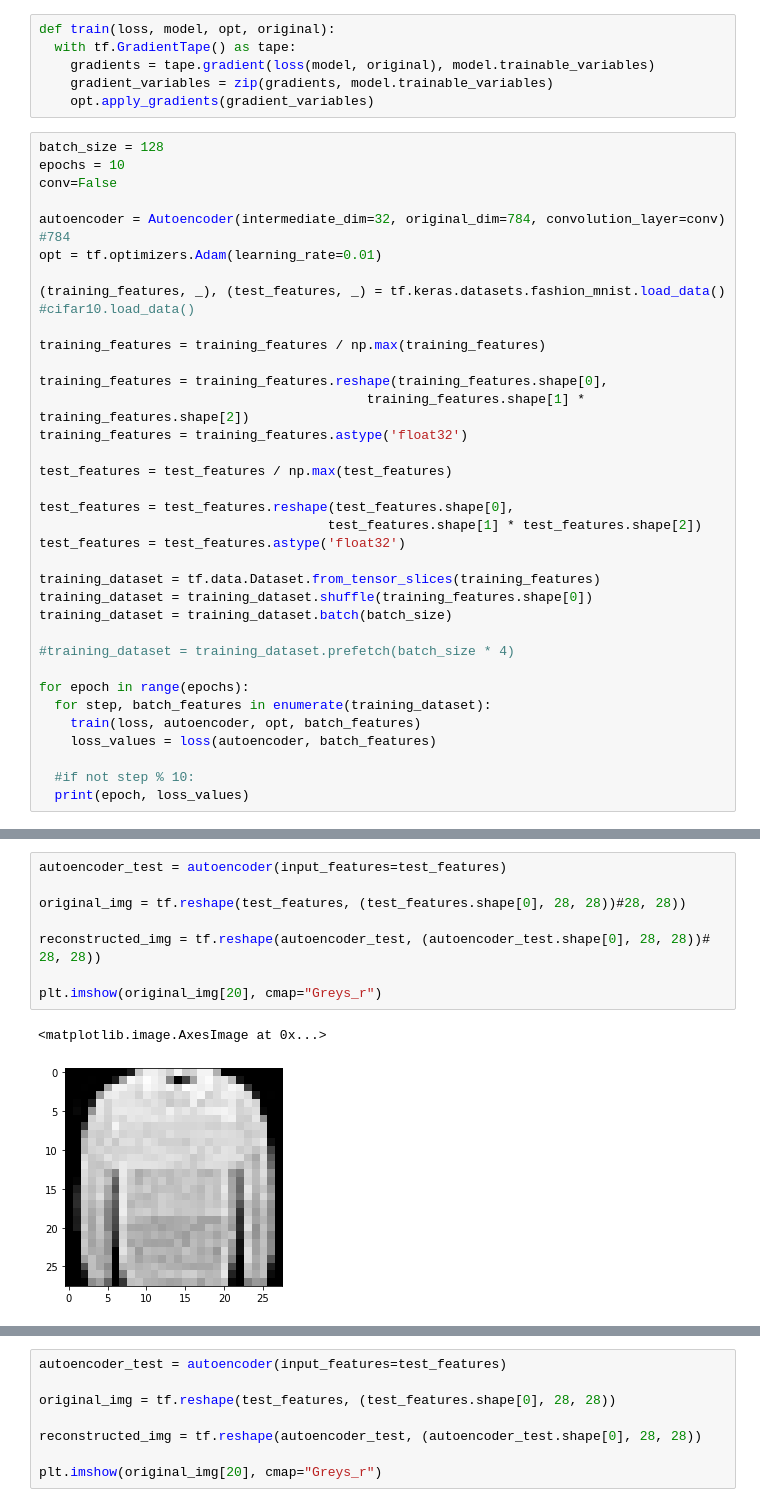
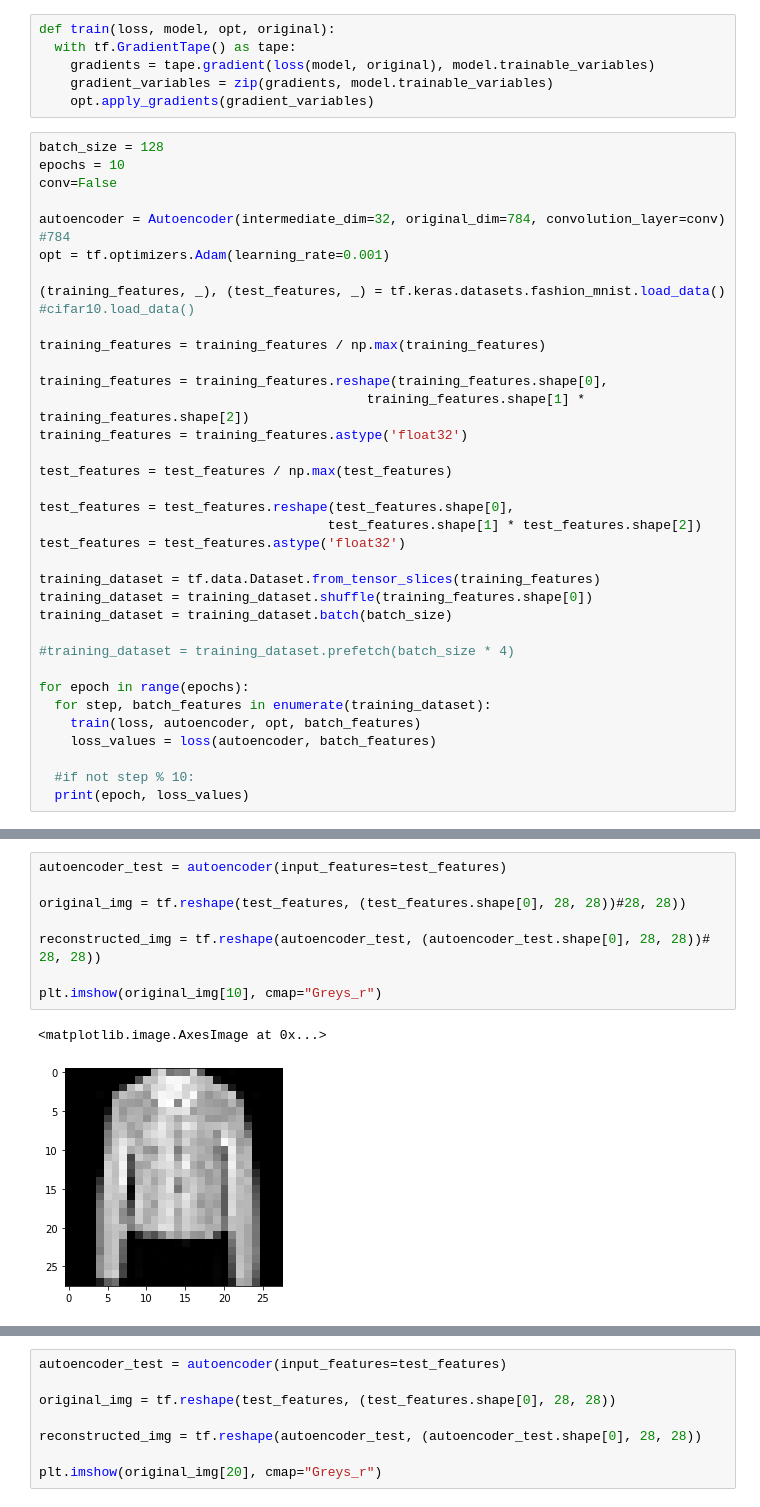
Before and after one commit to libinjohn26/Introduction-to-Deep-Learning, a Jupyter notebook: IDL/IDL_Assignment_8.ipynb, the cells around one changed output, grey strips where cells are left out. Saved outputs shown, nothing was run; the diff lists cells and outputs as text.

```diff
--- a/IDL/IDL_Assignment_8.ipynb
+++ b/IDL/IDL_Assignment_8.ipynb
@@ -156,7 +156,7 @@ epochs = 10
 conv=False
 
 autoencoder = Autoencoder(intermediate_dim=32, original_dim=784, convolution_layer=conv) #784
-opt = tf.optimizers.Adam(learning_rate=0.01)
+opt = tf.optimizers.Adam(learning_rate=0.001)
 
 (training_features, _), (test_features, _) = tf.keras.datasets.fashion_mnist.load_data()  #cifar10.load_data()
 
@@ -199,12 +207,12 @@ for epoch in range(epochs):
 # %%
 autoencoder_test = autoencoder(input_features=test_features)
 
 original_img = tf.reshape(test_features, (test_features.shape[0], 28, 28))#28, 28))
 
 reconstructed_img = tf.reshape(autoencoder_test, (autoencoder_test.shape[0], 28, 28))# 28, 28))
 
-plt.imshow(original_img[20], cmap="Greys_r")
+plt.imshow(original_img[10], cmap="Greys_r")
 # %% [output]
 <matplotlib.image.AxesImage at 0x...>
-[figure, old version]
+[figure, new version]
 # %%
```
Also changed, not shown: parts of 4 cells of this notebook.
